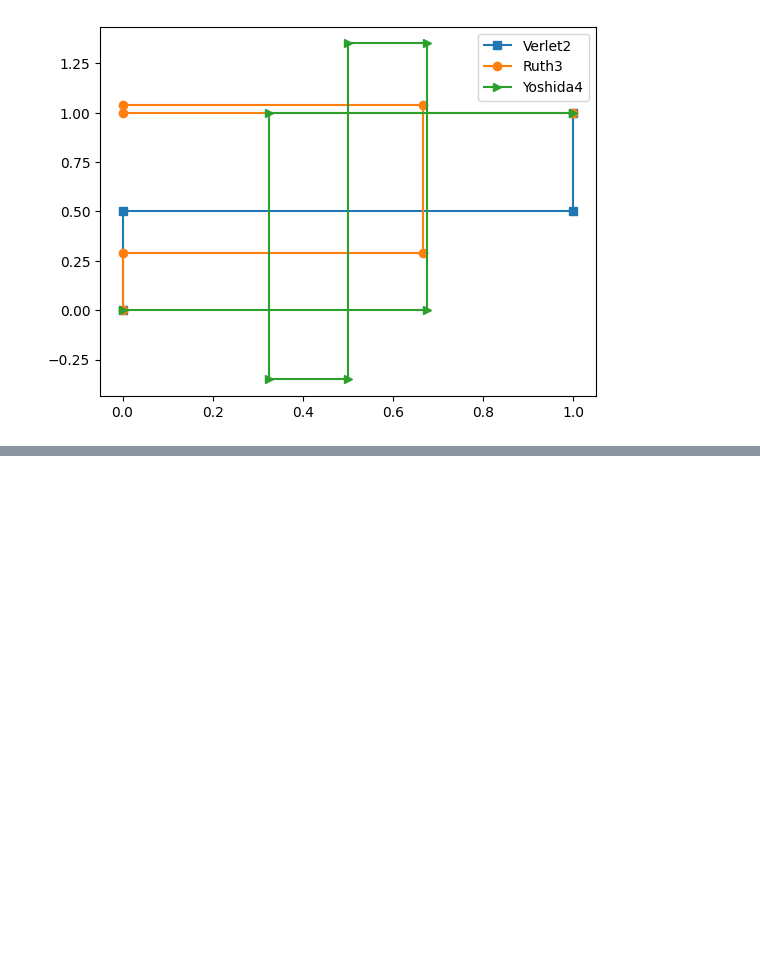
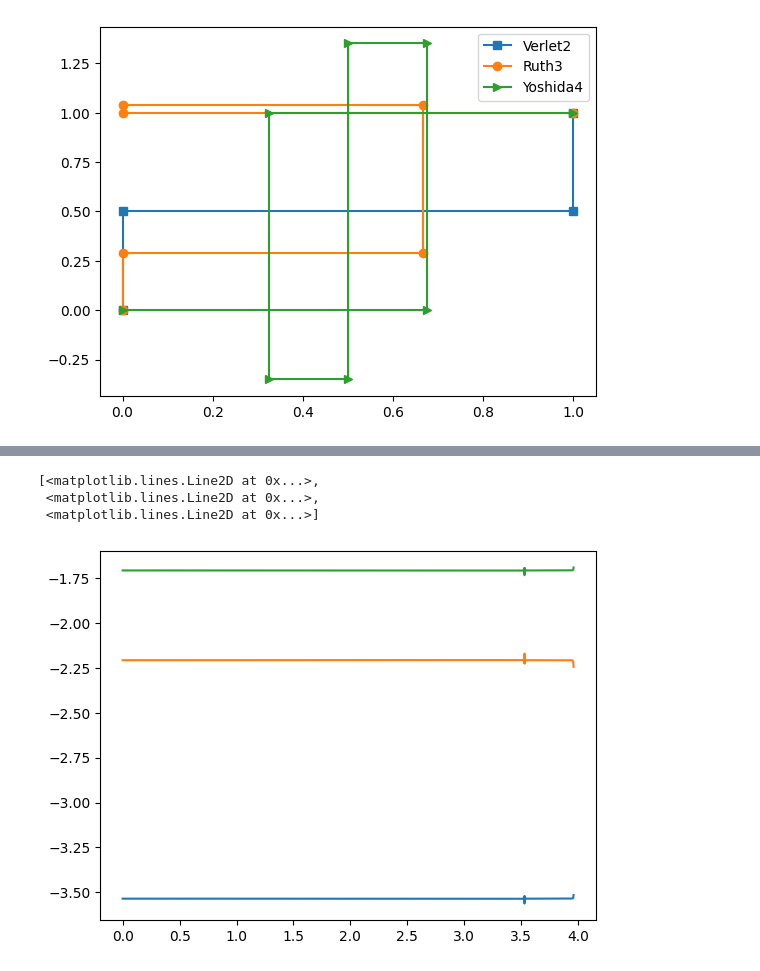
Before and after one commit to nsmith-/beamline, a Jupyter notebook: symplectic_integrator_3body.ipynb, the cells around one changed output, grey strips where cells are left out. Saved outputs shown, nothing was run; the diff lists cells and outputs as text; code cells hidden in the pictures; blank space fills up the shorter version.

```diff
--- a/symplectic_integrator_3body.ipynb
+++ b/symplectic_integrator_3body.ipynb
@@ -335,0 +235,10 @@ ax.plot(dpath[:, 2, 0], dpath[:, 2, 1], color="orange")
+# %%
+def func(mass):
+    q, p, H = symplectic_integrator(lambda s: hamiltonian(s, mass), state0, times, ruth3_config)
+    # rk crashes!
+    # q, p, H = rk_integrator(lambda s: hamiltonian(s, mass), state0, times)
+    return q, p, H
+
+qdot, pdot, Hdot = jax.jacfwd(func)(mass0)
+%timeit symplectic_integrator(hamiltonian_mass0, state0, times, ruth3_config)
+%timeit jax.jacfwd(func)(mass0)
@@ -335,0 +248,7 @@ ax.plot(dpath[:, 2, 0], dpath[:, 2, 1], color="orange")
+# %%
+plt.plot(times[cut], Hdot[cut])
+# %% [output]
+[<matplotlib.lines.Line2D at 0x...>,
+ <matplotlib.lines.Line2D at 0x...>,
+ <matplotlib.lines.Line2D at 0x...>]
+[figure, added]
```
Also changed, not shown: parts of 18 cells of this notebook, 1 other file.
